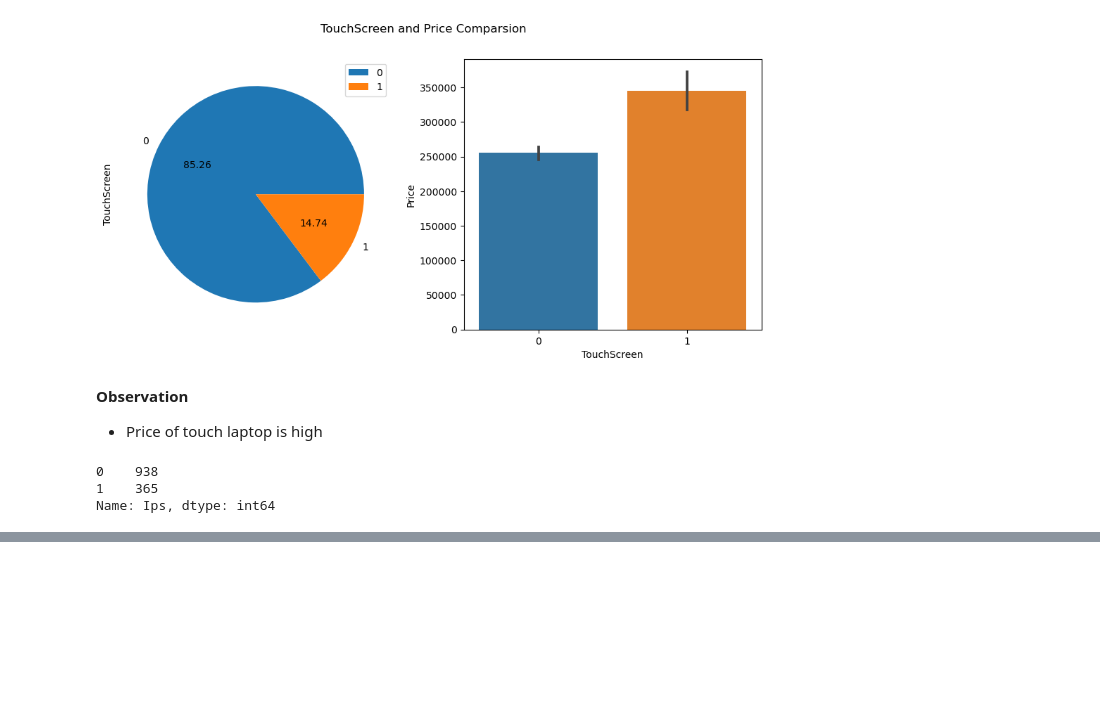
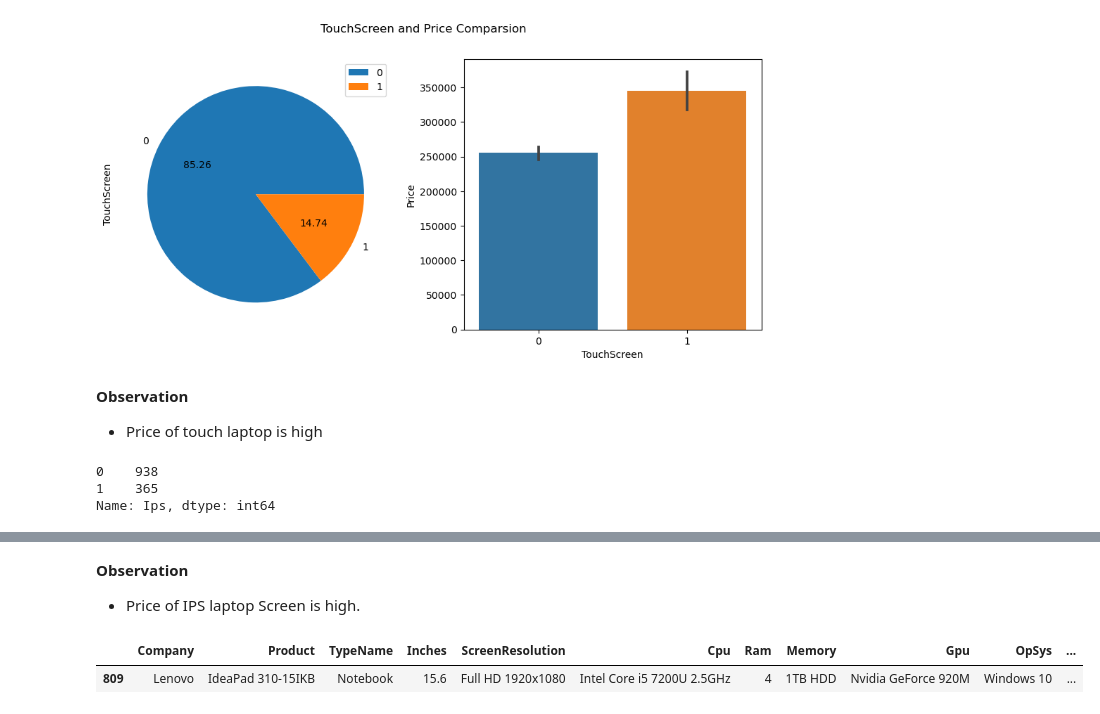
Before and after one commit to Sialsanwal/Data-Science, a Jupyter notebook: Laptop Price/Feature engineering and Modeling.ipynb, the cells around one changed output, grey strips where cells are left out. Cells and saved outputs as stored; diff of their text form; code cells hidden in the pictures; blank space fills up the shorter version.

```diff
--- a/Laptop Price/Feature engineering and Modeling.ipynb
+++ b/Laptop Price/Feature engineering and Modeling.ipynb
@@ -172,0 +175,8 @@ plt.show()
+# %% [markdown]
+**Observation**
+- Price of IPS laptop Screen  is high.
+# %%
+df.sample(1)
+# %% [output]
+|  | Company | Product | TypeName | Inches | ScreenResolution | Cpu | Ram | Memory | Gpu | OpSys | ... |
+| 809 | Lenovo | IdeaPad 310-15IKB | Notebook | 15.6 | Full HD 1920x1080 | Intel Core i5 7200U 2.5GHz | 4 | 1TB HDD | Nvidia GeForce 920M | Windows 10 | ... |
```
Also changed, not shown: parts of 3 cells of this notebook.
